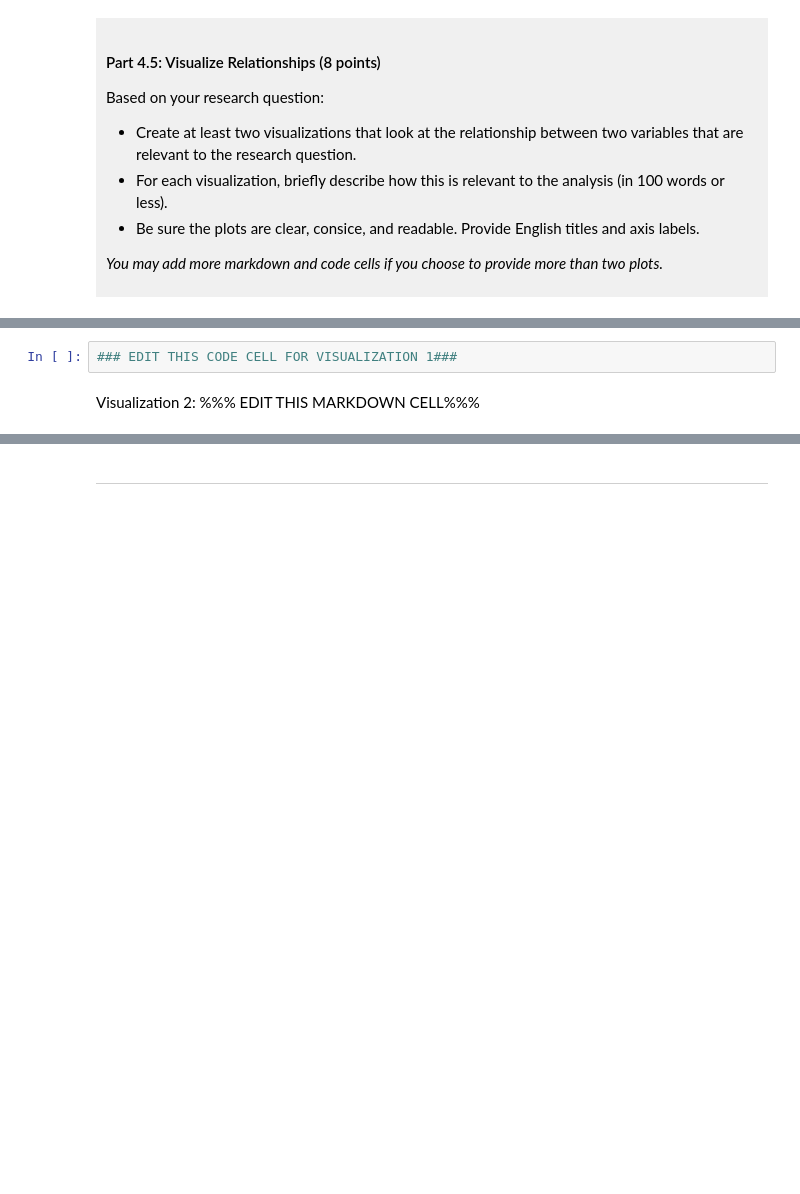
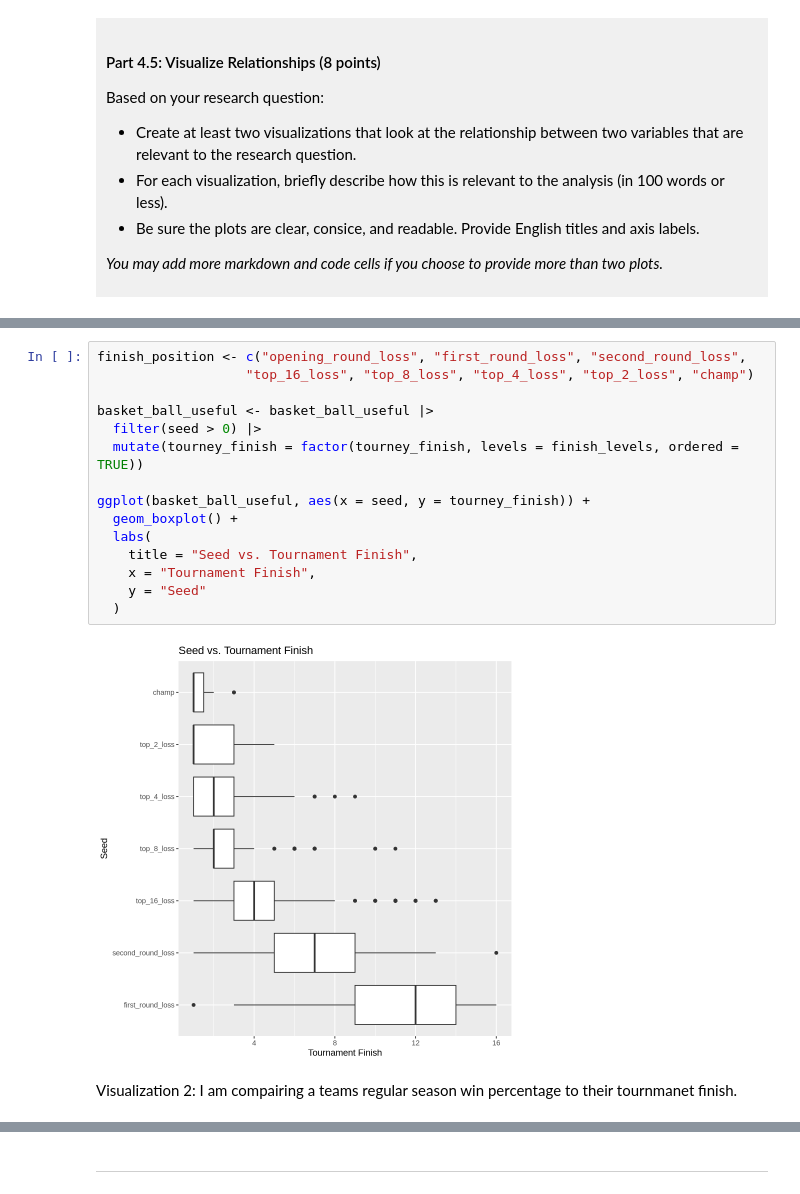
Before and after one commit to sebcud01/dsci-100-project-sebastian-cudmore, a Jupyter notebook: dsci-100-project-notebook.ipynb, the cells around one changed output, grey strips where cells are left out. Cells and saved outputs as stored; diff of their text form; blank space fills up the shorter version.

```diff
--- a/dsci-100-project-notebook.ipynb
+++ b/dsci-100-project-notebook.ipynb
@@ -314,5 +371,20 @@ Visualization 1: %%% EDIT THIS MARKDOWN CELL%%%
 # %%
-### EDIT THIS CODE CELL FOR VISUALIZATION 1###
+finish_position <- c("opening_round_loss", "first_round_loss", "second_round_loss",
+                   "top_16_loss", "top_8_loss", "top_4_loss", "top_2_loss", "champ")
+
+basket_ball_useful <- basket_ball_useful |>
+  filter(seed > 0) |>
+  mutate(tourney_finish = factor(tourney_finish, levels = finish_levels, ordered = TRUE))
+
+ggplot(basket_ball_useful, aes(x = seed, y = tourney_finish)) +
+  geom_boxplot() +
+  labs(
+    title = "Seed vs. Tournament Finish",
+    x = "Tournament Finish",
+    y = "Seed"
+  )
+# %% [output]
+[figure, added]
 # %% [markdown]
-Visualization 2: %%% EDIT THIS MARKDOWN CELL%%%
+Visualization 2: I am compairing a teams regular season win percentage to their tournmanet finish.
 # %%
```
Also changed, not shown: parts of 7 cells of this notebook.
